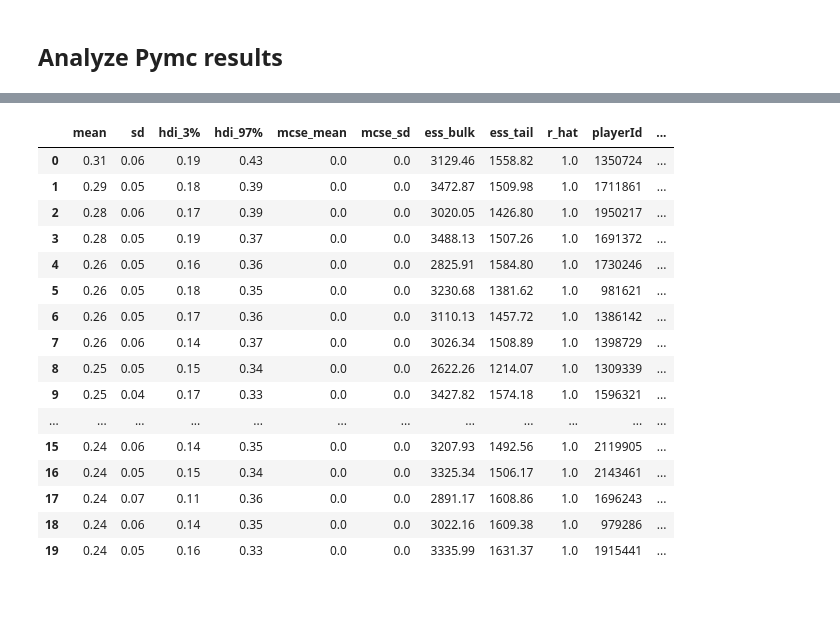
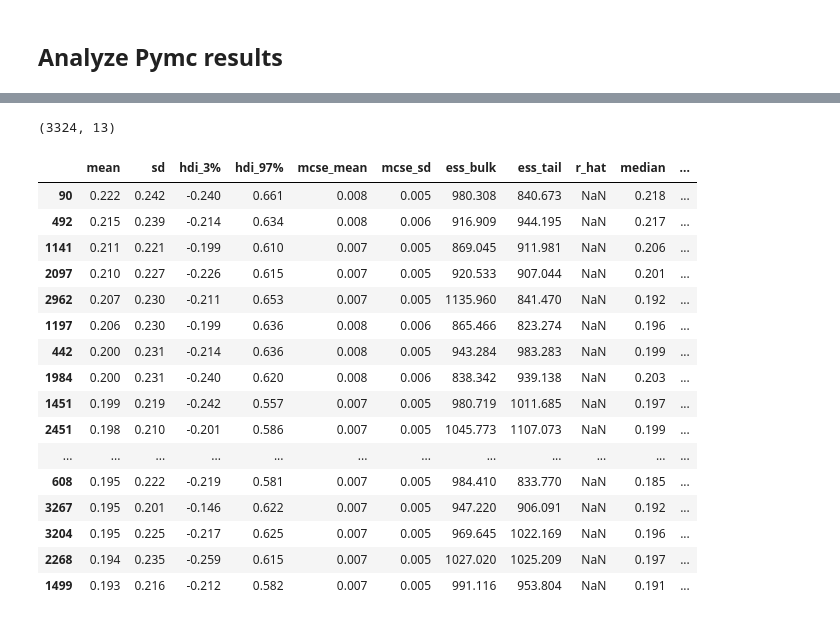
Before and after one commit to fshemaj/Machine-Learning-Project, a Jupyter notebook: CBB_RAPM/CBB_Rapm_Bayesian_Model.ipynb, the cells around one changed output, grey strips where cells are left out. Drawn from its saved outputs; the diff is of its cells as text; code cells hidden in the pictures.

```diff
--- a/CBB_RAPM/CBB_Rapm_Bayesian_Model.ipynb
+++ b/CBB_RAPM/CBB_Rapm_Bayesian_Model.ipynb
@@ -2921,0 +3436,3 @@ poss_df = bq.query(poss_query).to_dataframe()
+# %%
+n_samples = len(poss_df)
+n_features = X_sparse_full.shape[1]
@@ -2921,0 +3503,22 @@ poss_df = bq.query(poss_query).to_dataframe()
+# %%
+off_def_adj_priors = np.array(pd.concat([player_w_mins_adj_prior['adjusted_ortg'],\
+                                     player_w_mins_adj_prior['adjusted_drtg']])).reshape((2*num_players_w_mins,1))
+print(off_def_adj_priors.shape)
+
+# Placeholder (beta) priors
+placeholder_prior_df = conf_priors_df.merge(bad_player_ortg, on='conferenceId', how='left')\
+                              .merge(bad_player_drtg, on='conferenceId', how ='left')
+placeholder_prior_df['placeholder_ortg'] = placeholder_prior_df['bad_player_ortg'] + placeholder_prior_df['ortg_adj_for_conf']
+placeholder_prior_df['placeholder_drtg'] = placeholder_prior_df['bad_player_drtg'] + placeholder_prior_df['drtg_adj_for_conf']
+placeholder_priors = np.array(pd.concat([placeholder_prior_df['placeholder_ortg'],\
+                                     placeholder_prior_df['placeholder_drtg']])).reshape((2*num_conferences,1))
+print(placeholder_priors.shape)
+
+# 'is_home' column (beta) prior
+print(np.mean(poss_df.loc[poss_df.is_home == 1,'ptsScored']) - np.mean(poss_df.loc[poss_df.is_home==0,'ptsScored']))
+is_home_prior = np.array(0.1).reshape((1,1)) # setting it using the output from line above ^
+print(is_home_prior.shape)
+
+# all beta priors
+all_beta_priors = np.concatenate((off_def_adj_priors, placeholder_priors, is_home_prior), axis=0)
+print(all_beta_priors.shape)
@@ -2922,2 +3696,5 @@ poss_df = bq.query(poss_query).to_dataframe()
 # %% [markdown]
 ## Analyze Pymc results
+# %%
+summary_df = az.summary(trace, round_to=3, stat_funcs={'median': np.median}) # beta unadjusted version
+summary_df.shape
@@ -2923,0 +3704,6 @@ poss_df = bq.query(poss_query).to_dataframe()
+# %%
+offense_summary = summary_df.loc[summary_df.index.str.contains('beta')][:num_players_w_mins]
+# add player id and player name cols
+offense_summary['playerId'] = players_with_mins
+offense_summary = offense_summary.merge(prior_df[['playerId','fullName','ortgPlayer']], on='playerId', how='left')
+offense_summary.shape
@@ -2924,21 +3718,28 @@ poss_df = bq.query(poss_query).to_dataframe()
+# %%
+defense_summary = summary_df.loc[summary_df.index.str.contains('beta')][num_players_w_mins:(2*num_players_w_mins)]
+defense_summary['playerId'] = players_with_mins
+defense_summary = defense_summary.merge(prior_df[['playerId','fullName','drtgPlayer']], on='playerId', how='left')
+defense_summary.shape
+# %% [output]
+(3324, 13)
 # %%
-# top offense players
-offense_summary.sort_values(by='mean', ascending=False).head(20).merge(warp_prior[['playerId','warp']], on='playerId', how='left')
+# top offense players - unadjusted - all train data
+offense_summary.sort_values(by='mean', ascending=False).head(20)
 # %% [output]
-|  | mean | sd | hdi_3% | hdi_97% | mcse_mean | mcse_sd | ess_bulk | ess_tail | r_hat | playerId | ... |
-| 0 | 0.31 | 0.06 | 0.19 | 0.43 | 0.0 | 0.0 | 3129.46 | 1558.82 | 1.0 | 1350724 | ... |
-| 1 | 0.29 | 0.05 | 0.18 | 0.39 | 0.0 | 0.0 | 3472.87 | 1509.98 | 1.0 | 1711861 | ... |
-| 2 | 0.28 | 0.06 | 0.17 | 0.39 | 0.0 | 0.0 | 3020.05 | 1426.80 | 1.0 | 1950217 | ... |
-| 3 | 0.28 | 0.05 | 0.19 | 0.37 | 0.0 | 0.0 | 3488.13 | 1507.26 | 1.0 | 1691372 | ... |
-| 4 | 0.26 | 0.05 | 0.16 | 0.36 | 0.0 | 0.0 | 2825.91 | 1584.80 | 1.0 | 1730246 | ... |
-| 5 | 0.26 | 0.05 | 0.18 | 0.35 | 0.0 | 0.0 | 3230.68 | 1381.62 | 1.0 | 981621 | ... |
-| 6 | 0.26 | 0.05 | 0.17 | 0.36 | 0.0 | 0.0 | 3110.13 | 1457.72 | 1.0 | 1386142 | ... |
-| 7 | 0.26 | 0.06 | 0.14 | 0.37 | 0.0 | 0.0 | 3026.34 | 1508.89 | 1.0 | 1398729 | ... |
-| 8 | 0.25 | 0.05 | 0.15 | 0.34 | 0.0 | 0.0 | 2622.26 | 1214.07 | 1.0 | 1309339 | ... |
-| 9 | 0.25 | 0.04 | 0.17 | 0.33 | 0.0 | 0.0 | 3427.82 | 1574.18 | 1.0 | 1596321 | ... |
+|  | mean | sd | hdi_3% | hdi_97% | mcse_mean | mcse_sd | ess_bulk | ess_tail | r_hat | median | ... |
+| 90 | 0.222 | 0.242 | -0.240 | 0.661 | 0.008 | 0.005 | 980.308 | 840.673 | NaN | 0.218 | ... |
+| 492 | 0.215 | 0.239 | -0.214 | 0.634 | 0.008 | 0.006 | 916.909 | 944.195 | NaN | 0.217 | ... |
+| 1141 | 0.211 | 0.221 | -0.199 | 0.610 | 0.007 | 0.005 | 869.045 | 911.981 | NaN | 0.206 | ... |
+| 2097 | 0.210 | 0.227 | -0.226 | 0.615 | 0.007 | 0.005 | 920.533 | 907.044 | NaN | 0.201 | ... |
+| 2962 | 0.207 | 0.230 | -0.211 | 0.653 | 0.007 | 0.005 | 1135.960 | 841.470 | NaN | 0.192 | ... |
+| 1197 | 0.206 | 0.230 | -0.199 | 0.636 | 0.008 | 0.006 | 865.466 | 823.274 | NaN | 0.196 | ... |
+| 442 | 0.200 | 0.231 | -0.214 | 0.636 | 0.008 | 0.005 | 943.284 | 983.283 | NaN | 0.199 | ... |
+| 1984 | 0.200 | 0.231 | -0.240 | 0.620 | 0.008 | 0.006 | 838.342 | 939.138 | NaN | 0.203 | ... |
+| 1451 | 0.199 | 0.219 | -0.242 | 0.557 | 0.007 | 0.005 | 980.719 | 1011.685 | NaN | 0.197 | ... |
+| 2451 | 0.198 | 0.210 | -0.201 | 0.586 | 0.007 | 0.005 | 1045.773 | 1107.073 | NaN | 0.199 | ... |
 | ... | ... | ... | ... | ... | ... | ... | ... | ... | ... | ... | ... |
-| 15 | 0.24 | 0.06 | 0.14 | 0.35 | 0.0 | 0.0 | 3207.93 | 1492.56 | 1.0 | 2119905 | ... |
-| 16 | 0.24 | 0.05 | 0.15 | 0.34 | 0.0 | 0.0 | 3325.34 | 1506.17 | 1.0 | 2143461 | ... |
-| 17 | 0.24 | 0.07 | 0.11 | 0.36 | 0.0 | 0.0 | 2891.17 | 1608.86 | 1.0 | 1696243 | ... |
-| 18 | 0.24 | 0.06 | 0.14 | 0.35 | 0.0 | 0.0 | 3022.16 | 1609.38 | 1.0 | 979286 | ... |
-| 19 | 0.24 | 0.05 | 0.16 | 0.33 | 0.0 | 0.0 | 3335.99 | 1631.37 | 1.0 | 1915441 | ... |
+| 608 | 0.195 | 0.222 | -0.219 | 0.581 | 0.007 | 0.005 | 984.410 | 833.770 | NaN | 0.185 | ... |
+| 3267 | 0.195 | 0.201 | -0.146 | 0.622 | 0.007 | 0.005 | 947.220 | 906.091 | NaN | 0.192 | ... |
+| 3204 | 0.195 | 0.225 | -0.217 | 0.625 | 0.007 | 0.005 | 969.645 | 1022.169 | NaN | 0.196 | ... |
+| 2268 | 0.194 | 0.235 | -0.259 | 0.615 | 0.007 | 0.005 | 1027.020 | 1025.209 | NaN | 0.197 | ... |
+| 1499 | 0.193 | 0.216 | -0.212 | 0.582 | 0.007 | 0.005 | 991.116 | 953.804 | NaN | 0.191 | ... |
```
Also changed, not shown: parts of 83 cells of this notebook.
